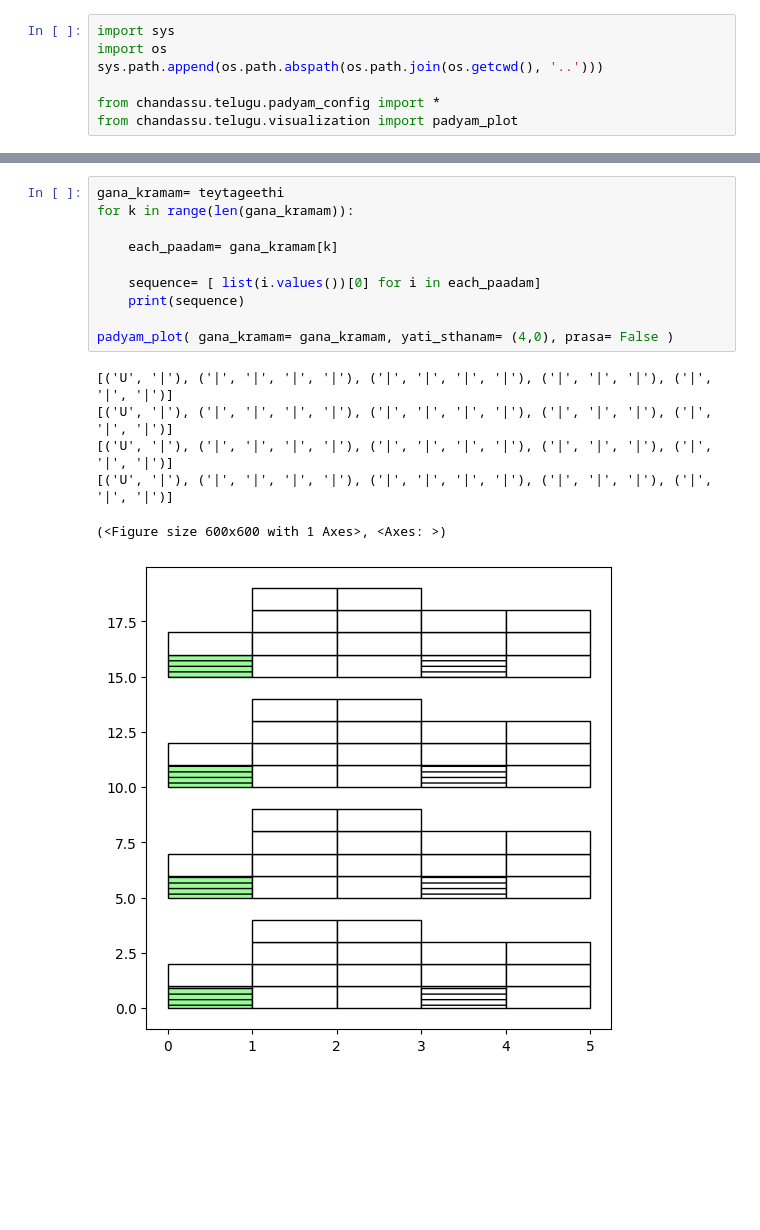
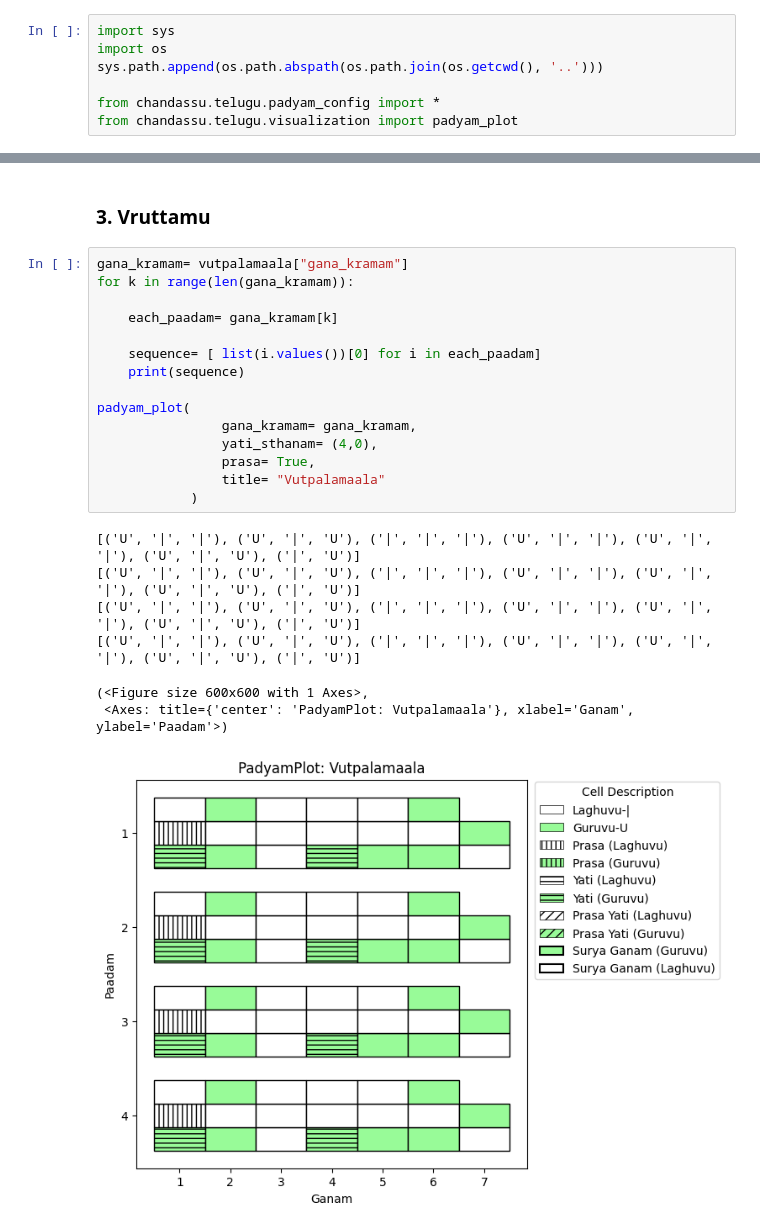
Before and after one commit to BodduSriPavan-111/chandassu, a Jupyter notebook: examples/Chandassu_Plot.ipynb, the cells around one changed output, grey strips where cells are left out. Cells and saved outputs as stored; diff of their text form; blank space fills up the shorter version.

```diff
--- a/examples/Chandassu_Plot.ipynb
+++ b/examples/Chandassu_Plot.ipynb
@@ -119,17 +107,25 @@ padyam_plot( gana_kramam= gana_kramam, yati_sthanam= (4,0), prasa= False )
+# %% [markdown]
+### 3. Vruttamu
 # %%
-gana_kramam= teytageethi
+gana_kramam= vutpalamaala["gana_kramam"]
 for k in range(len(gana_kramam)):
 
     each_paadam= gana_kramam[k]
 
     sequence= [ list(i.values())[0] for i in each_paadam]
     print(sequence)
 
-padyam_plot( gana_kramam= gana_kramam, yati_sthanam= (4,0), prasa= False )
+padyam_plot(
+                gana_kramam= gana_kramam,
+                yati_sthanam= (4,0),
+                prasa= True,
+                title= "Vutpalamaala"
+            )
 # %% [output]
-[('U', '|'), ('|', '|', '|', '|'), ('|', '|', '|', '|'), ('|', '|', '|'), ('|', '|', '|')]
-[('U', '|'), ('|', '|', '|', '|'), ('|', '|', '|', '|'), ('|', '|', '|'), ('|', '|', '|')]
-[('U', '|'), ('|', '|', '|', '|'), ('|', '|', '|', '|'), ('|', '|', '|'), ('|', '|', '|')]
-[('U', '|'), ('|', '|', '|', '|'), ('|', '|', '|', '|'), ('|', '|', '|'), ('|', '|', '|')]
+[('U', '|', '|'), ('U', '|', 'U'), ('|', '|', '|'), ('U', '|', '|'), ('U', '|', '|'), ('U', '|', 'U'), ('|', 'U')]
+[('U', '|', '|'), ('U', '|', 'U'), ('|', '|', '|'), ('U', '|', '|'), ('U', '|', '|'), ('U', '|', 'U'), ('|', 'U')]
+[('U', '|', '|'), ('U', '|', 'U'), ('|', '|', '|'), ('U', '|', '|'), ('U', '|', '|'), ('U', '|', 'U'), ('|', 'U')]
+[('U', '|', '|'), ('U', '|', 'U'), ('|', '|', '|'), ('U', '|', '|'), ('U', '|', '|'), ('U', '|', 'U'), ('|', 'U')]
-(<Figure size 600x600 with 1 Axes>, <Axes: >)
+(<Figure size 600x600 with 1 Axes>,
+ <Axes: title={'center': 'PadyamPlot: Vutpalamaala'}, xlabel='Ganam', ylabel='Paadam'>)
-[figure, old version]
+[figure, new version]
```
Also changed, not shown: parts of 26 cells of this notebook, 1 other file.
